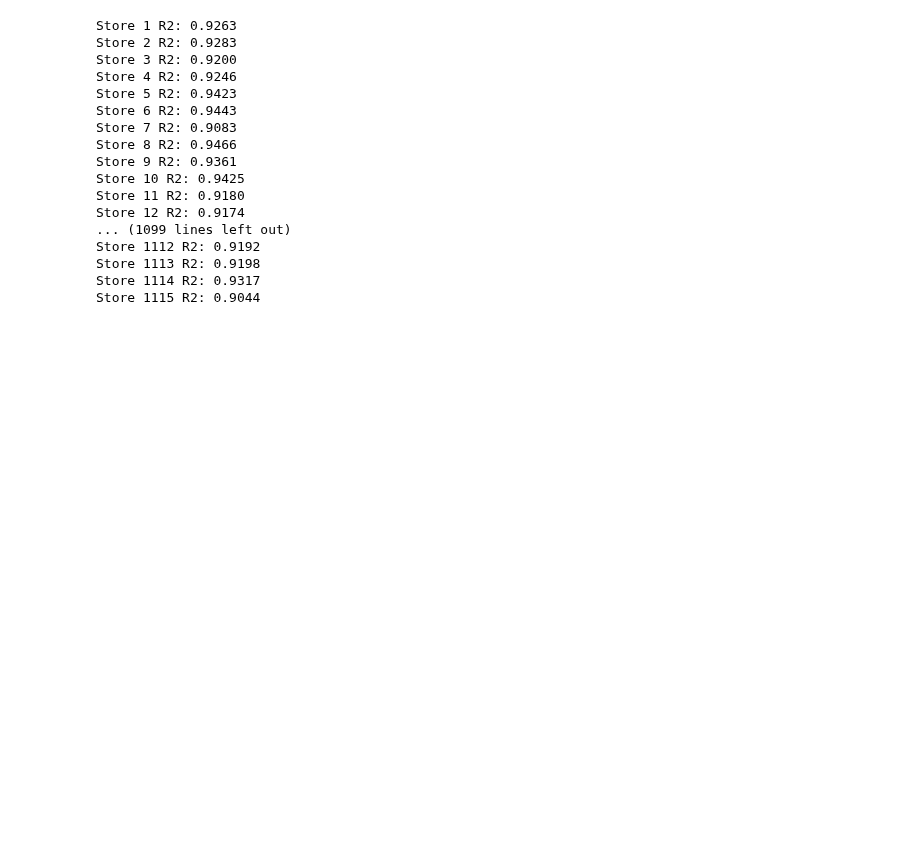
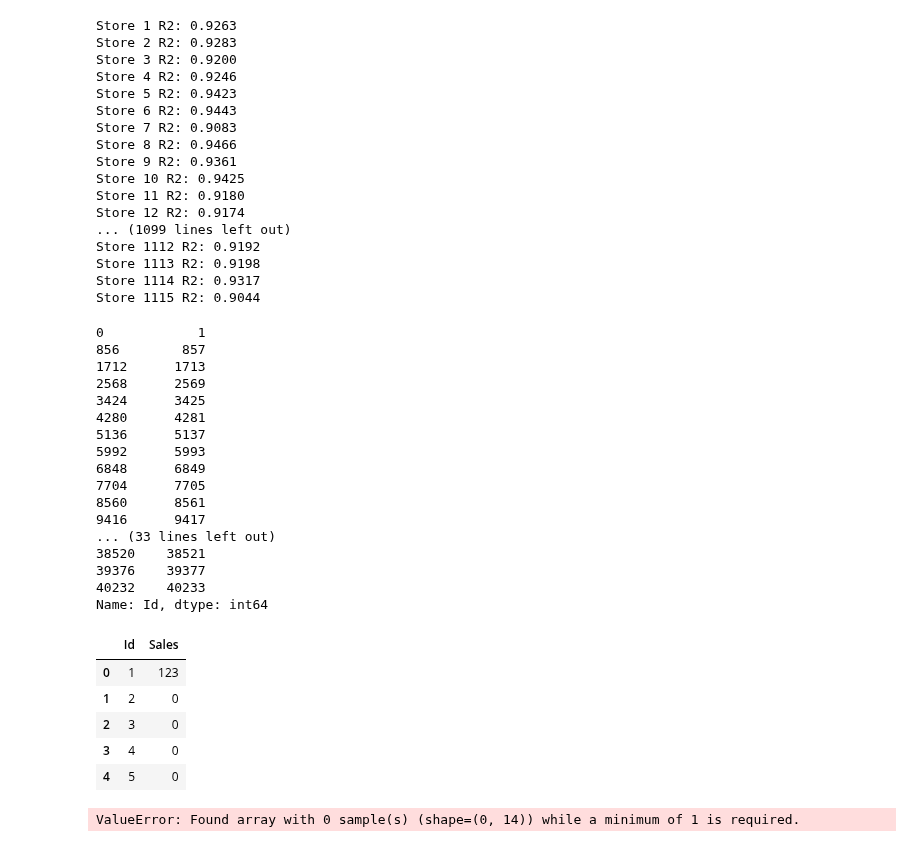
Before and after one commit to Qucy/UdacityMachineLearning, a Jupyter notebook: rossmann_store_sales/practice.ipynb, the cells around one changed output. Saved outputs shown, nothing was run; the diff lists cells and outputs as text; code cells hidden in the pictures; blank space fills up the shorter version.

```diff
--- a/rossmann_store_sales/practice.ipynb
+++ b/rossmann_store_sales/practice.ipynb
@@ -165,3 +168,71 @@ Store 1112 R2: 0.9192
 Store 1113 R2: 0.9198
 Store 1114 R2: 0.9317
 Store 1115 R2: 0.9044
+# %%
+df = pd.read_csv('data\sample_submission.csv')
+#选取一家店来做预测
+test_feature = test[test['Store'] == 1]
+# save ids
+ids = test_feature['Id']
+
+print(ids)
+
+df['Sales'][df['Id'] == ids[0]] = [123]
+
+df.head()
+# %% [output]
+0            1
+856        857
+1712      1713
+2568      2569
+3424      3425
+4280      4281
+5136      5137
+5992      5993
+6848      6849
+7704      7705
+8560      8561
+9416      9417
+... (33 lines left out)
+38520    38521
+39376    39377
+40232    40233
+Name: Id, dtype: int64
+|  | Id | Sales |
+| 0 | 1 | 123 |
+| 1 | 2 | 0 |
+| 2 | 3 | 0 |
+| 3 | 4 | 0 |
+| 4 | 5 | 0 |
+# %%
+def loal_and_predit(i, x):
+    model_path = 'saved_models\store_{}.pkl'.format(i)
+    regr = joblib.load(model_path)
+    pred = regr.predict(x)
+    return pred
+
+def update_dataframe(df, ids, pred):
+    for i, sid in enumerate(ids):
+        df['Sales'][df['Id'] == sid] = pred[i]
+    #return df
+
+def generate_submission_file():
+    # load submission sample file
+    df = pd.read_csv('data\sample_submission.csv')
+    for i in range(1, test['Store'].max()+1):
+        # choose one store at a time
+        test_feature = test[test['Store'] == i]
+        # save ids
+        ids = test_feature['Id']
+        # remove Id and Store for preidct
+        test_feature = test_feature.drop(['Id','Store'], axis=1)
+        # predict
+        pred = loal_and_predit(i, test_feature)
+        # write predictions into submission according to Ids
+        update_dataframe(df, ids, pred)
+    # generate new submission file
+    df.to_csv('data\new_sub.csv')
+
+generate_submission_file()
+# %% [output]
+ValueError: Found array with 0 sample(s) (shape=(0, 14)) while a minimum of 1 is required.
```
Also changed, not shown: parts of 5 cells of this notebook.
